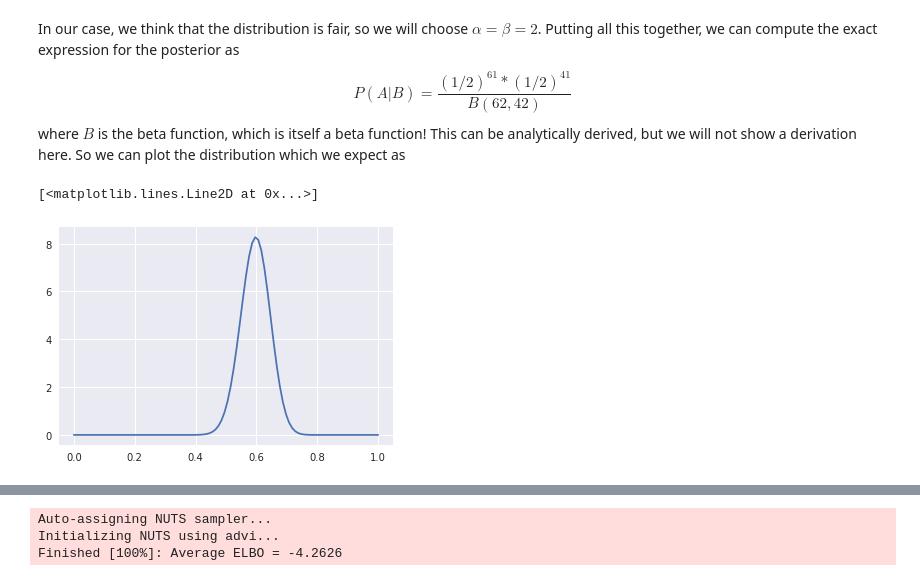
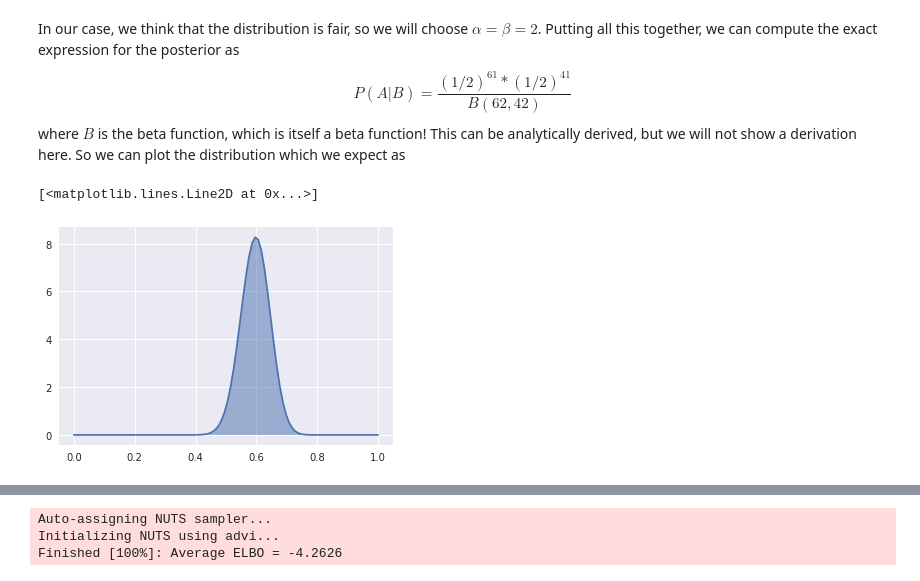
Before and after one commit to ZachGlassman/hypothesis_testing, a Jupyter notebook: Lecture.ipynb, the cells around one changed output, grey strips where cells are left out. Cells and saved outputs as stored; diff of their text form; code cells hidden in the pictures.

```diff
--- a/Lecture.ipynb
+++ b/Lecture.ipynb
@@ -185,7 +205,8 @@ where $B$ is the beta function, which is itself a beta function!  This can be an
 # %%
 x = np.linspace(0,1,100)
 p = beta.pdf(x, 62, 42)
+plt.fill_between(x, 0, p, alpha=.5)
 plt.plot(x, p)
 # %% [output]
 [<matplotlib.lines.Line2D at 0x...>]
-[figure, old version]
+[figure, new version]
```
Also changed, not shown: parts of 13 cells of this notebook.
